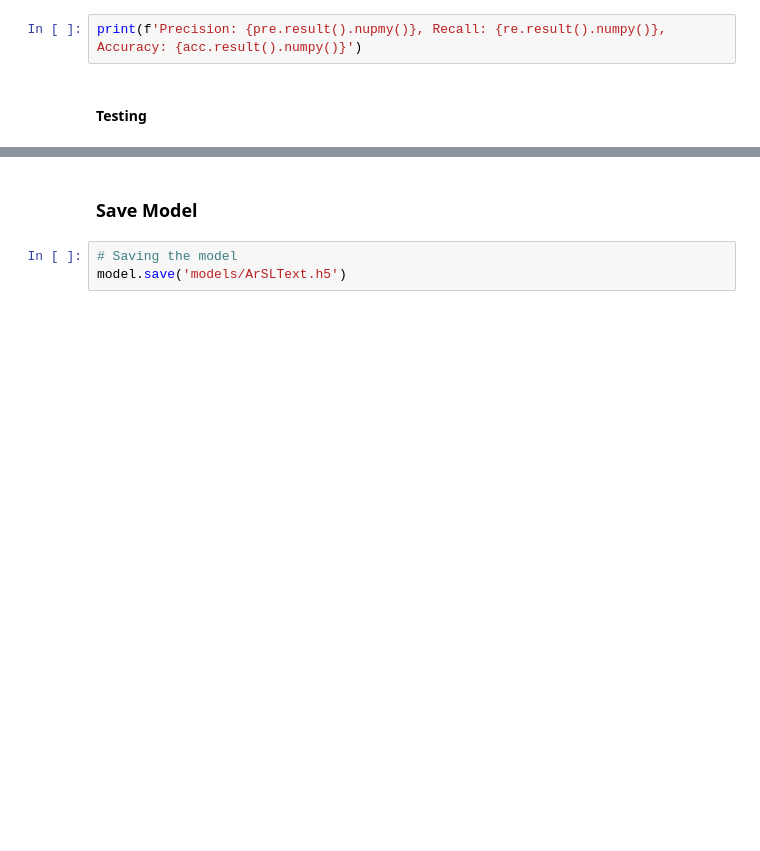
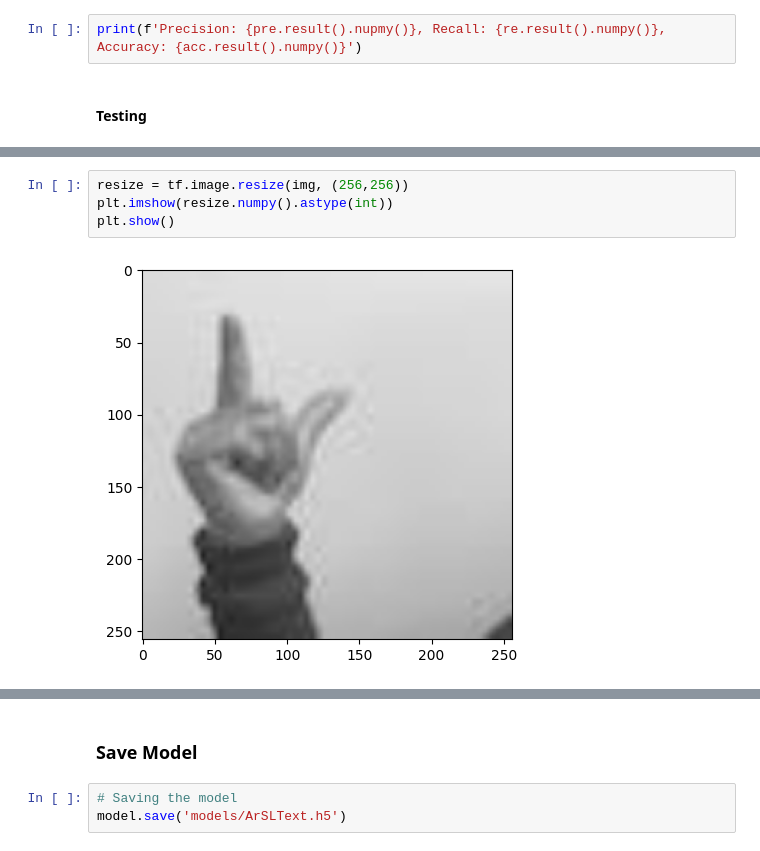
Before and after one commit to Manar-Hamed/Arabic_Sign_Language, a Jupyter notebook: Image_Text_Speech.ipynb, the cells around one changed output, grey strips where cells are left out. Cells and saved outputs as stored; diff of their text form; blank space fills up the shorter version.

```diff
--- a/Image_Text_Speech.ipynb
+++ b/Image_Text_Speech.ipynb
@@ -229,0 +236,6 @@ print(f'Precision: {pre.result().nupmy()}, Recall: {re.result().numpy()}, Accura
+# %%
+resize = tf.image.resize(img, (256,256))
+plt.imshow(resize.numpy().astype(int))
+plt.show()
+# %% [output]
+[figure, added]
```
Also changed, not shown: parts of 5 cells of this notebook.
